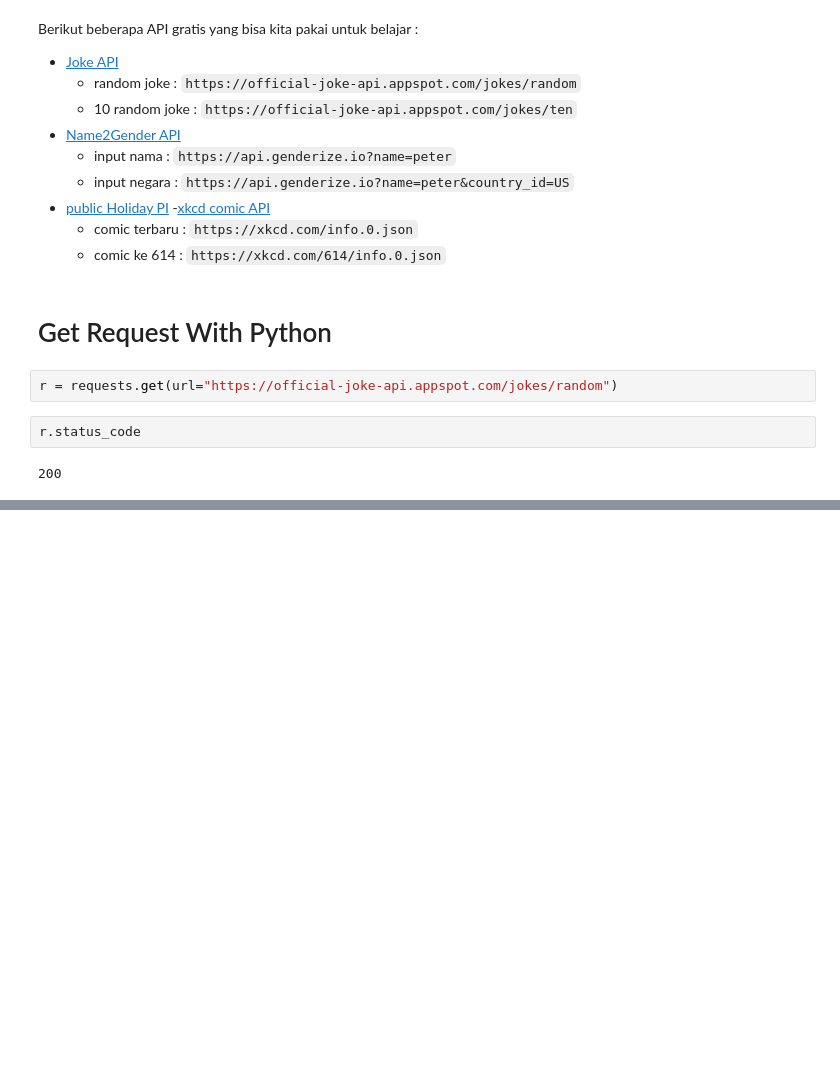
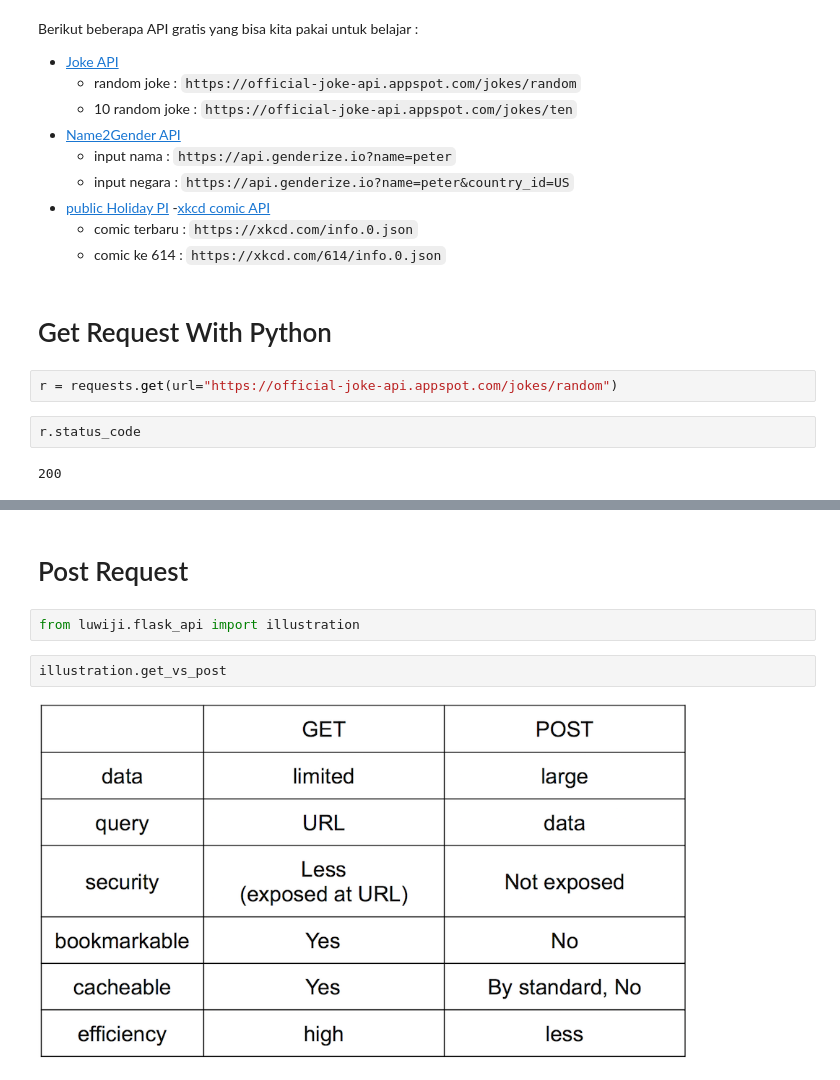
Before and after one commit to HekalMaulana/flask_api_learn_JCOPML, a Jupyter notebook: 21 - Flask API/Part 2 - Be the client.ipynb, the cells around one changed output, grey strips where cells are left out. Cells and saved outputs as stored; diff of their text form; blank space fills up the shorter version.

```diff
--- a/21 - Flask API/Part 2 - Be the client.ipynb
+++ b/21 - Flask API/Part 2 - Be the client.ipynb
@@ -34,0 +128,8 @@ r.json()
+# %% [markdown]
+# Post Request
+# %%
+from luwiji.flask_api import illustration
+# %%
+illustration.get_vs_post
+# %% [output]
+[figure, added]
```
Also changed, not shown: parts of 13 cells of this notebook.
